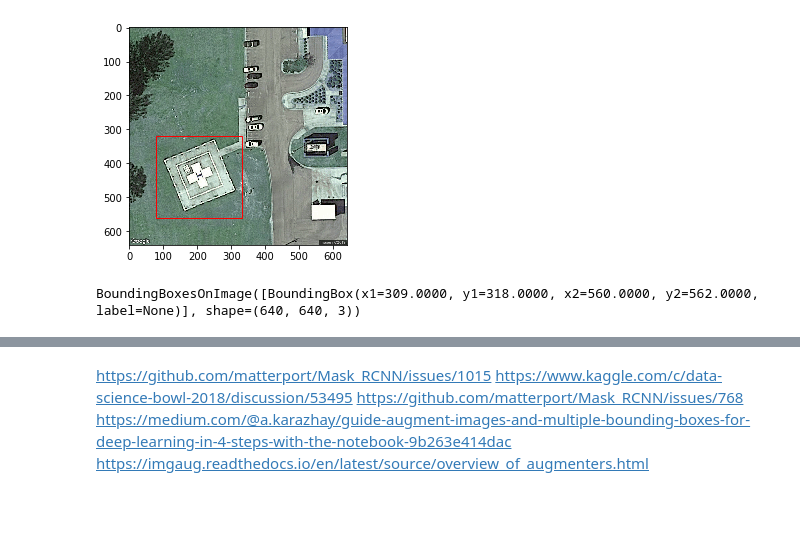
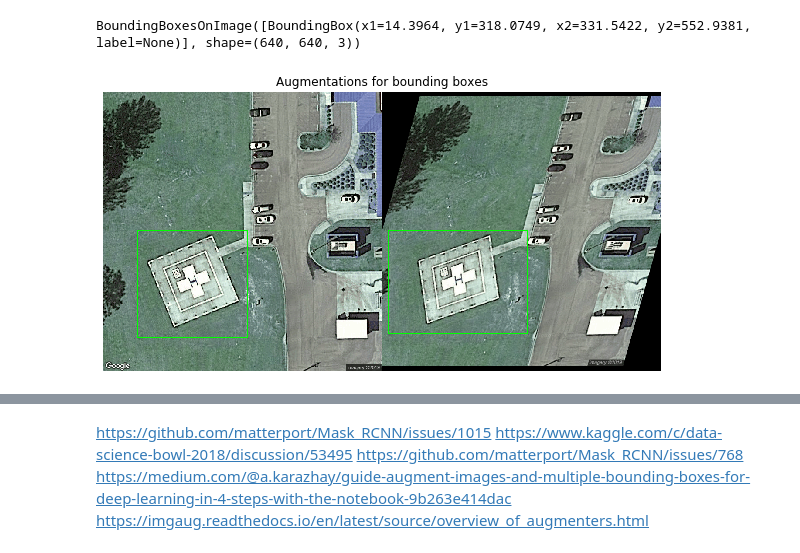
Before and after one commit to jonasbtn/helipad_detection, a Jupyter notebook: src/augmentation/AugmentationStrategyDesign.ipynb, the cells around one changed output, grey strips where cells are left out. Cells and saved outputs as stored; diff of their text form; code cells hidden in the pictures; blank space fills up the shorter version.

Commit message:
Augmentation on ImgAug

```diff
--- a/src/augmentation/AugmentationStrategyDesign.ipynb
+++ b/src/augmentation/AugmentationStrategyDesign.ipynb
@@ -25,4 +65,2 @@ def load_image_box_for_aug(image, box):
 # %%
 image, bboxes = load_image_box("Helipad_00076")
-# %%
-image, box = load_image_box_for_aug(image, bboxes[0])
@@ -44,7 +67,3 @@ def display_image_with_bb(image, box):
-# %%
-display_image_with_bb(image, bboxes[0])
-# %% [output]
-[figure, removed]
 # %%
 aug = iaa.Sometimes(5/6,iaa.OneOf(
                                             [
@@ -57,6 +76,23 @@ aug = iaa.Sometimes(5/6,iaa.OneOf(
                                              ]
                                         )
                                    )
+# %%
+policy_v3 = iaa.Sequential([
+                            iaa.Sometimes(0.2, iaa.Fliplr(1)),
+                            iaa.Sometimes(0.2, iaa.Flipud(1)),
+                            iaa.Sometimes(0.2, iaa.Affine(rotate=(-45, 45))),
+                            iaa.Sometimes(0.2, iaa.Affine(rotate=(-90, 90))),
+                            iaa.Sometimes(0.2, iaa.Affine(scale=(0.5, 1.5))),
+                            iaa.Sometimes(0.2, iaa.GaussianBlur(sigma=(0.0, 3.0))),
+                            iaa.Sometimes(0.1, iaa.AllChannelsHistogramEqualization()),
+                            iaa.Sometimes(0.2, iaa.ShearX((-20, 20))),
+                            iaa.Sometimes(0.2, iaa.ShearY((-20, 20)))
+                            ])
+# %%
+image_aug, box_aug = apply_augmentation_and_display_side_by_side(image, bboxes[0], policy_v3)
+# %% [output]
+BoundingBoxesOnImage([BoundingBox(x1=14.3964, y1=318.0749, x2=331.5422, y2=552.9381, label=None)], shape=(640, 640, 3))
+[figure, added]
 # %%
 images = np.array(
     [image for _ in range(32)],
@@ -67,4 +100,0 @@ image_aug, box_aug = aug(image=image, bounding_boxes=box)
-# %%
-box_aug
-# %% [output]
-BoundingBoxesOnImage([BoundingBox(x1=309.0000, y1=318.0000, x2=560.0000, y2=562.0000, label=None)], shape=(640, 640, 3))
```
Also changed, not shown: parts of 6 cells of this notebook, 14 other files.
